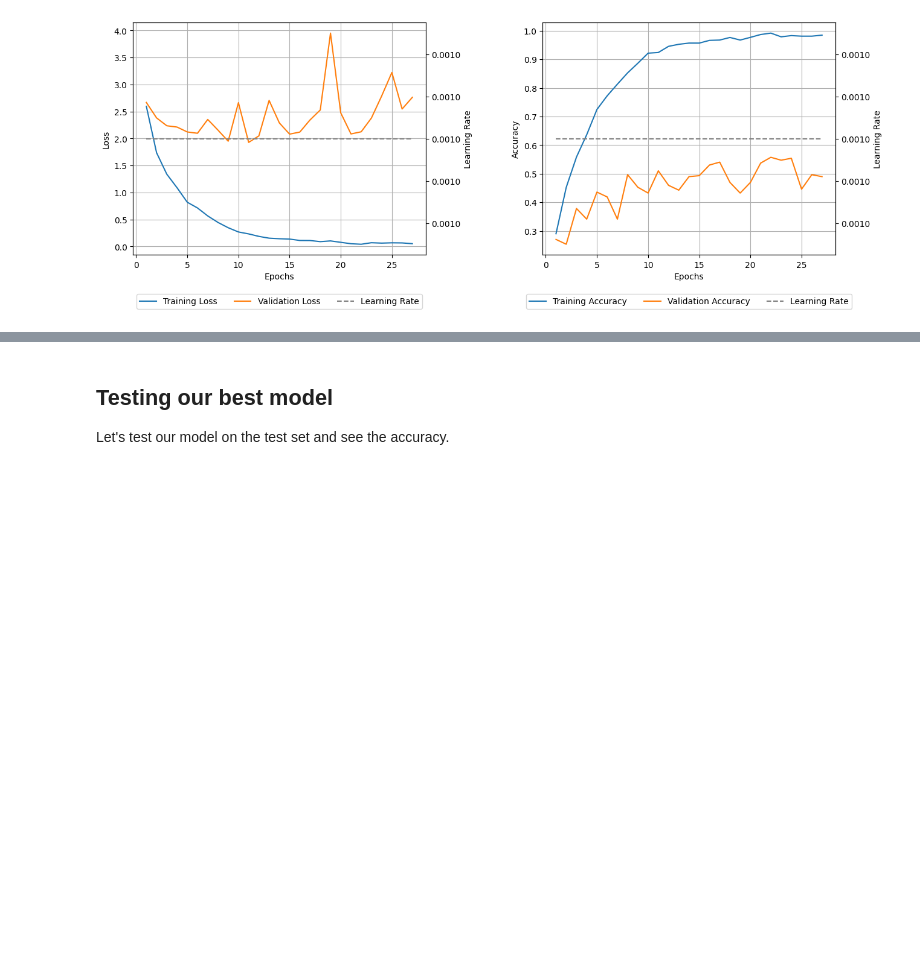
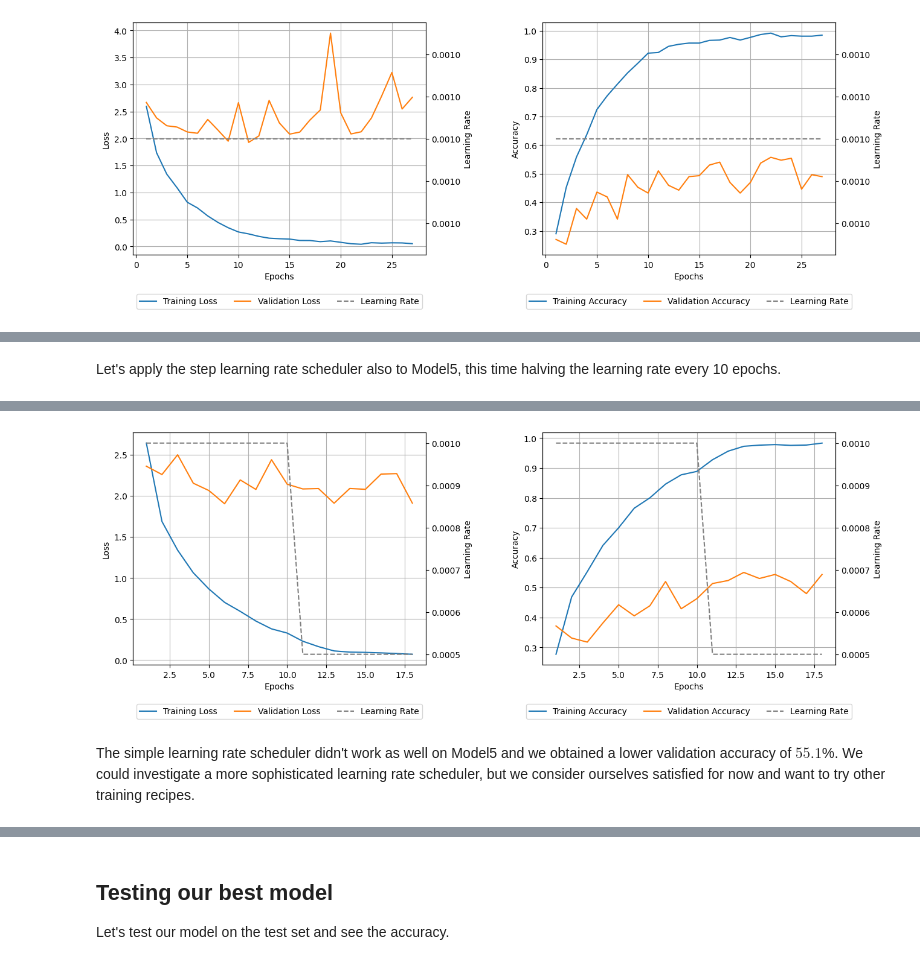
Before and after one commit to ncridlig/IPCV-UniBo, a Jupyter notebook: module2/assignment2.ipynb, the cells around one changed output, grey strips where cells are left out. Drawn from its saved outputs; the diff is of its cells as text; code cells hidden in the pictures; blank space fills up the shorter version.

```diff
--- a/module2/assignment2.ipynb
+++ b/module2/assignment2.ipynb
@@ -1330,0 +1321,19 @@ Let's save the model parameters.
+# %% [markdown]
+Let's apply the step learning rate scheduler also to Model5, this time halving the learning rate every 10 epochs.
+# %%
+# Initialize the model, loss function, and optimizer
+model = Model5(n_classes=n_classes).to(device)
+optimizer = Adam(model.parameters(), lr=learning_rate)
+scheduler = lr_scheduler.StepLR(optimizer, step_size=10, gamma=0.5) # <---------------------------
+
+best_val_acc, best_params, best_epoch = train_loop(
+    model,
+    train_dl,
+    max_epochs,
+    optimizer,
+    val_dl,
+    verbose=True,
+    scheduler = scheduler,
+    max_no_improvement_epochs=5
+)
+# %% [output]
@@ -1330,0 +1346,3 @@ Let's save the model parameters.
+[figure, added]
+# %% [markdown]
+The simple learning rate scheduler didn't work as well on Model5 and we obtained a lower validation accuracy of $55.1$%. We could investigate a more sophisticated learning rate scheduler, but we consider ourselves satisfied for now and want to try other training recipes.
```
Also changed, not shown: parts of 55 cells of this notebook, 2 other files.
